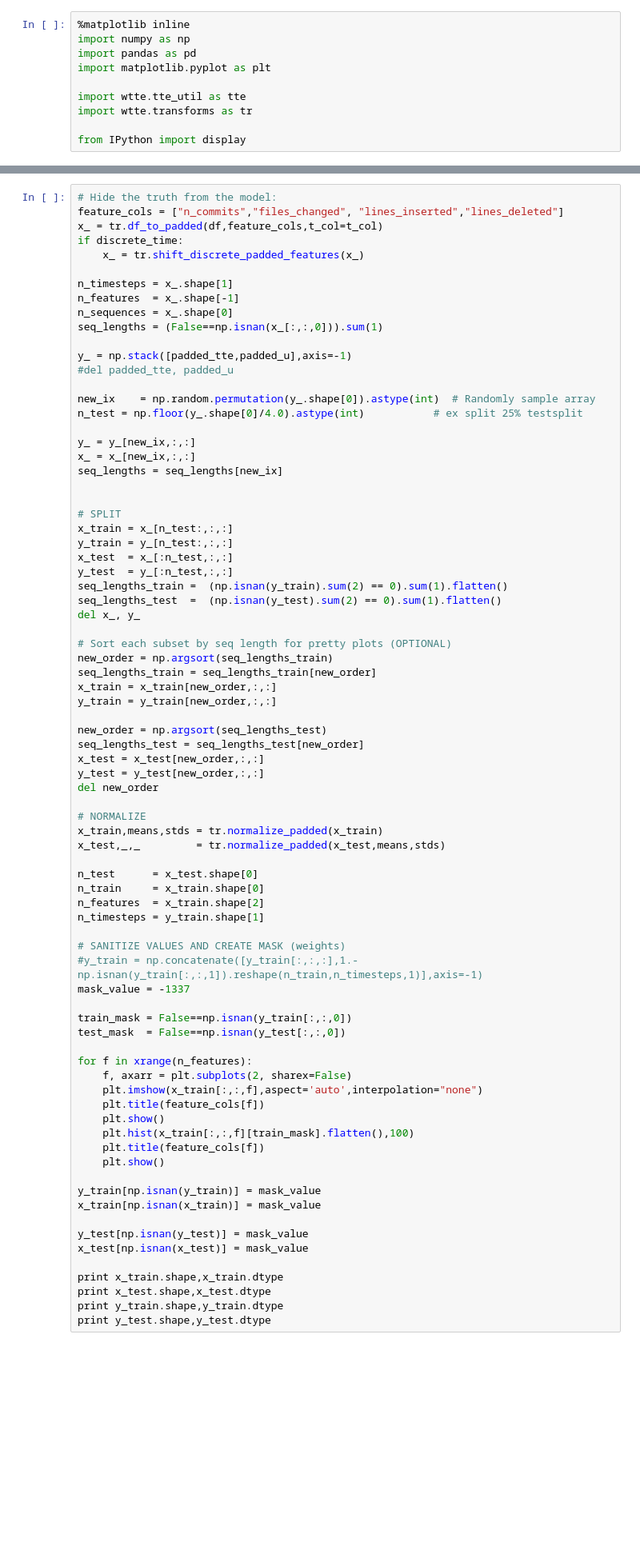
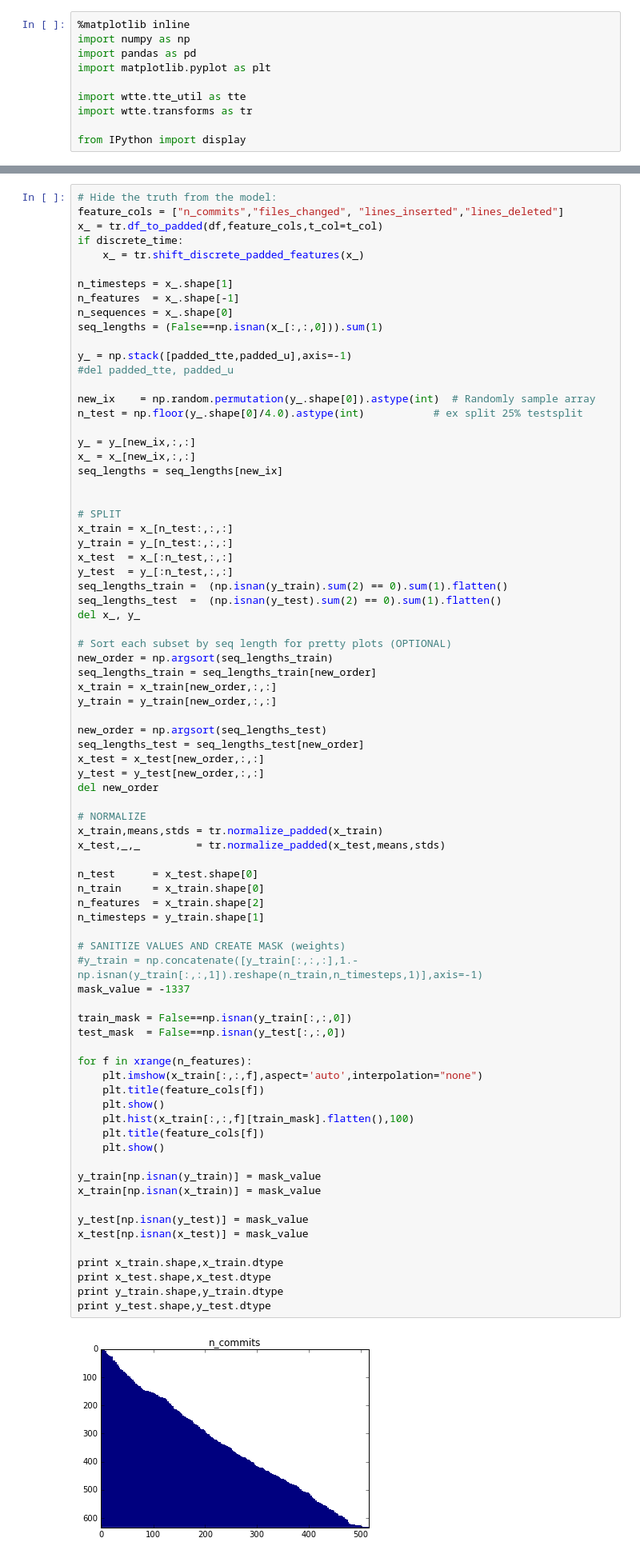
Before and after one commit to ragulpr/wtte-rnn, a Jupyter notebook: python/examples/data_pipeline/data_pipeline.ipynb, the cells around one changed output, grey strips where cells are left out. Shown at 80% size. Cells and saved outputs as stored; diff of their text form; blank space fills up the shorter version.

```diff
--- a/python/examples/data_pipeline/data_pipeline.ipynb
+++ b/python/examples/data_pipeline/data_pipeline.ipynb
@@ -342,31 +344,31 @@ n_test      = x_test.shape[0]
 n_train     = x_train.shape[0]
 n_features  = x_train.shape[2]
 n_timesteps = y_train.shape[1]
 
 # SANITIZE VALUES AND CREATE MASK (weights)
 #y_train = np.concatenate([y_train[:,:,:],1.-np.isnan(y_train[:,:,1]).reshape(n_train,n_timesteps,1)],axis=-1)
 mask_value = -1337
 
 train_mask = False==np.isnan(y_train[:,:,0])
 test_mask  = False==np.isnan(y_test[:,:,0])
 
 for f in xrange(n_features):
-    f, axarr = plt.subplots(2, sharex=False)
     plt.imshow(x_train[:,:,f],aspect='auto',interpolation="none")
     plt.title(feature_cols[f])
     plt.show()
     plt.hist(x_train[:,:,f][train_mask].flatten(),100)
     plt.title(feature_cols[f])
     plt.show()
 
 y_train[np.isnan(y_train)] = mask_value
 x_train[np.isnan(x_train)] = mask_value
 
 y_test[np.isnan(y_test)] = mask_value
 x_test[np.isnan(x_test)] = mask_value
 
 print x_train.shape,x_train.dtype
 print x_test.shape,x_test.dtype
 print y_train.shape,y_train.dtype
 print y_test.shape,y_test.dtype
 # %% [output]
+[figure, new version]
```
Also changed, not shown: parts of 10 cells of this notebook, 1 other file.
